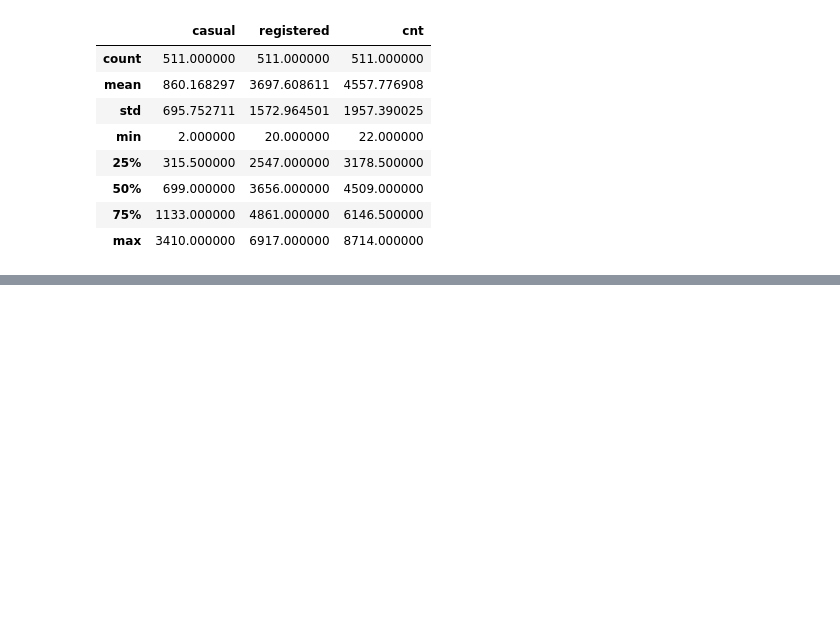
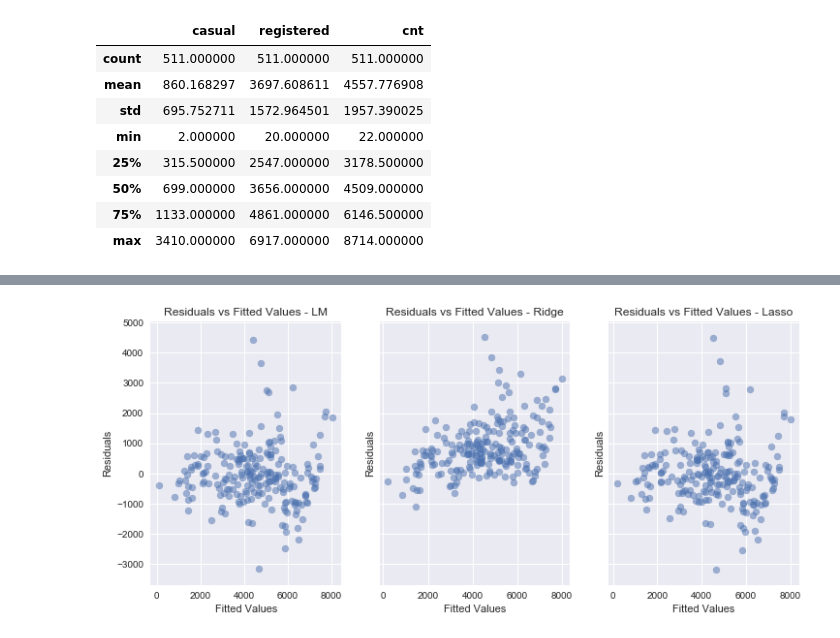
Before and after one commit to estebanangelm/bike_rental_analysis, a Jupyter notebook: src/Bike Rental Analysis.ipynb, the cells around one changed output, grey strips where cells are left out. Saved outputs shown, nothing was run; the diff lists cells and outputs as text; code cells hidden in the pictures; blank space fills up the shorter version.

```diff
--- a/Bike Rental Analysis.ipynb
+++ b/src/Bike Rental Analysis.ipynb
@@ -236,0 +250,3 @@ regr.score(X_test,y_test_t)
+# %%
+residuals_lm = lm_t.predict(X_test)-y_test_t
+fitted_lm = lm_t.predict(X_test)
@@ -236,0 +255,5 @@ regr.score(X_test,y_test_t)
+# %%
+alpha_values = np.arange(0.05, 20, 0.1)
+r_t = RidgeCV()
+r_t.fit(X_train,y_train_t)
+r_t.alpha_
@@ -236,0 +268,3 @@ regr.score(X_test,y_test_t)
+# %%
+residuals_r = r_t.predict(X_test)-y_test_r
+fitted_r = r_t.predict(X_test)
@@ -236,0 +283,3 @@ regr.score(X_test,y_test_t)
+# %%
+residuals_las = las_t.predict(X_test)-y_test_t
+fitted_las = las_t.predict(X_test)
@@ -236,0 +446,18 @@ regr.score(X_test,y_test_t)
+# %%
+f, axarr = plt.subplots(1,3, sharey=True,figsize=(12,5))
+axarr[0].scatter(fitted_lm, residuals_lm, alpha=0.5,label="Test Data")
+axarr[0].set_title('Residuals vs Fitted Values - LM')
+axarr[0].set_xlabel('Fitted Values')
+axarr[0].set_ylabel('Residuals')
+axarr[1].scatter(fitted_r, residuals_r, alpha=0.5,label="Test Data")
+axarr[1].set_title('Residuals vs Fitted Values - Ridge')
+axarr[1].set_xlabel('Fitted Values')
+axarr[1].set_ylabel('Residuals')
+axarr[2].scatter(fitted_las, residuals_las, alpha=0.5,label="Test Data")
+axarr[2].set_title('Residuals vs Fitted Values - Lasso')
+axarr[2].set_xlabel('Fitted Values')
+axarr[2].set_ylabel('Residuals')
+
+plt.show()
+# %% [output]
+[figure, added]
```
Also changed, not shown: parts of 73 cells of this notebook, 9 other files.
